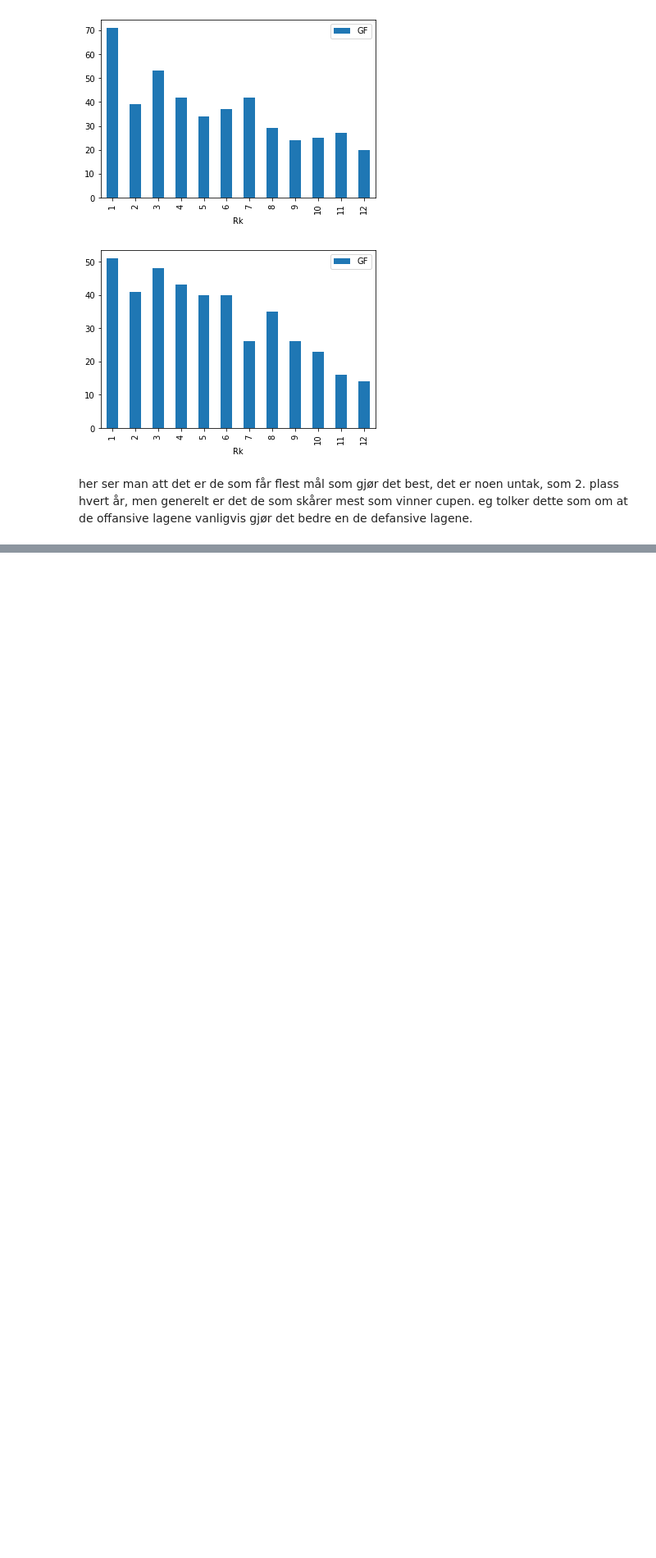
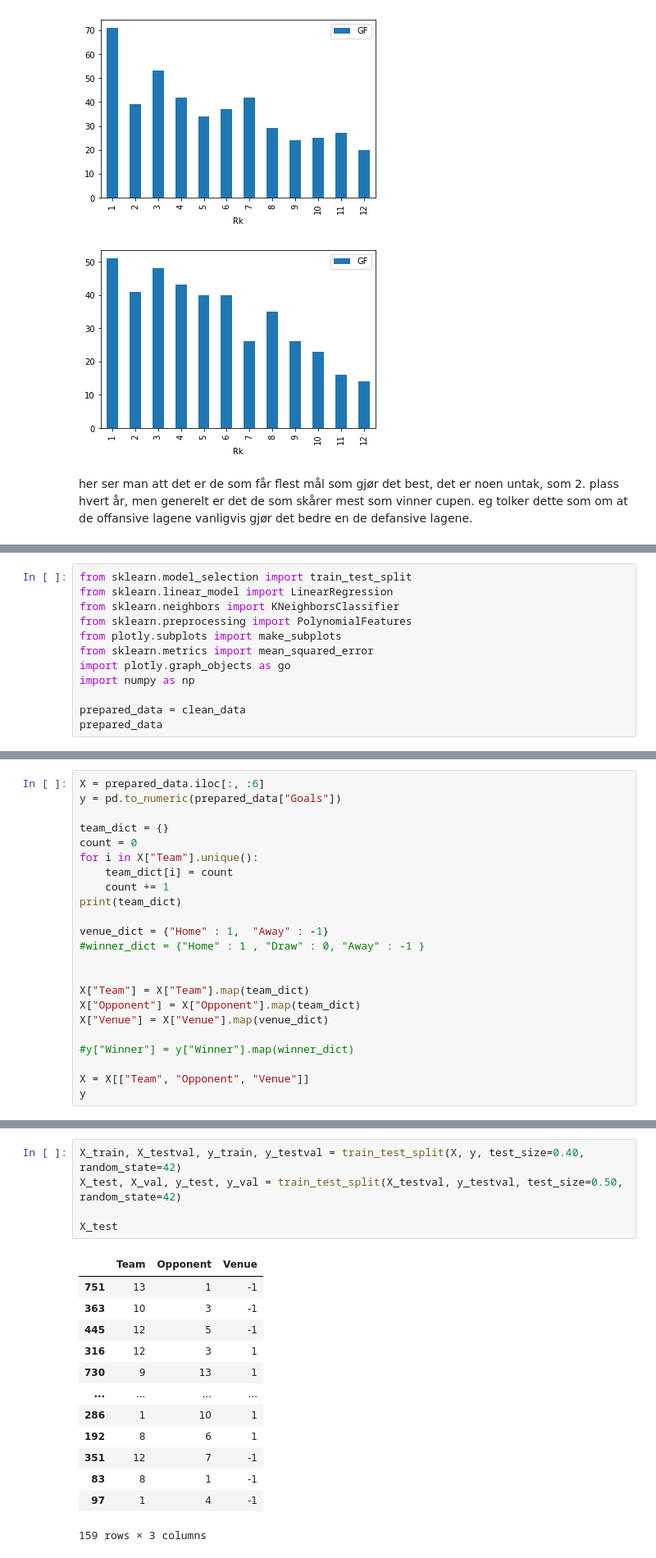
Before and after one commit to tobbensol/Football-Result-Prediction, a Jupyter notebook: prosjekt.ipynb, the cells around one changed output, grey strips where cells are left out. Shown: that part at 82% size. Cells and saved outputs as stored; diff of their text form; blank space fills up the shorter version.

```diff
--- a/prosjekt.ipynb
+++ b/prosjekt.ipynb
@@ -279,0 +295,12 @@ her ser man att det er de som får flest mål som gjør det best, det er noen un
+# %%
+from sklearn.model_selection import train_test_split
+from sklearn.linear_model import LinearRegression
+from sklearn.neighbors import KNeighborsClassifier
+from sklearn.preprocessing import PolynomialFeatures
+from plotly.subplots import make_subplots
+from sklearn.metrics import mean_squared_error
+import plotly.graph_objects as go
+import numpy as np
+
+prepared_data = clean_data
+prepared_data
@@ -279,0 +321,23 @@ her ser man att det er de som får flest mål som gjør det best, det er noen un
+# %%
+X = prepared_data.iloc[:, :6]
+y = pd.to_numeric(prepared_data["Goals"])
+
+team_dict = {}
+count = 0
+for i in X["Team"].unique():
+    team_dict[i] = count
+    count += 1
+print(team_dict)
+
+venue_dict = {"Home" : 1,  "Away" : -1}
+#winner_dict = {"Home" : 1 , "Draw" : 0, "Away" : -1 }
+
+
+X["Team"] = X["Team"].map(team_dict)
+X["Opponent"] = X["Opponent"].map(team_dict)
+X["Venue"] = X["Venue"].map(venue_dict)
+
+#y["Winner"] = y["Winner"].map(winner_dict)
+
+X = X[["Team", "Opponent", "Venue"]]
+y
@@ -279,0 +373,19 @@ her ser man att det er de som får flest mål som gjør det best, det er noen un
+# %%
+X_train, X_testval, y_train, y_testval = train_test_split(X, y, test_size=0.40, random_state=42)
+X_test, X_val, y_test, y_val = train_test_split(X_testval, y_testval, test_size=0.50, random_state=42)
+
+X_test
+# %% [output]
+|  | Team | Opponent | Venue |
+| 751 | 13 | 1 | -1 |
+| 363 | 10 | 3 | -1 |
+| 445 | 12 | 5 | -1 |
+| 316 | 12 | 3 | 1 |
+| 730 | 9 | 13 | 1 |
+| ... | ... | ... | ... |
+| 286 | 1 | 10 | 1 |
+| 192 | 8 | 6 | 1 |
+| 351 | 12 | 7 | -1 |
+| 83 | 8 | 1 | -1 |
+| 97 | 1 | 4 | -1 |
+159 rows × 3 columns
```
Also changed, not shown: parts of 8 cells of this notebook, 1 other file.
